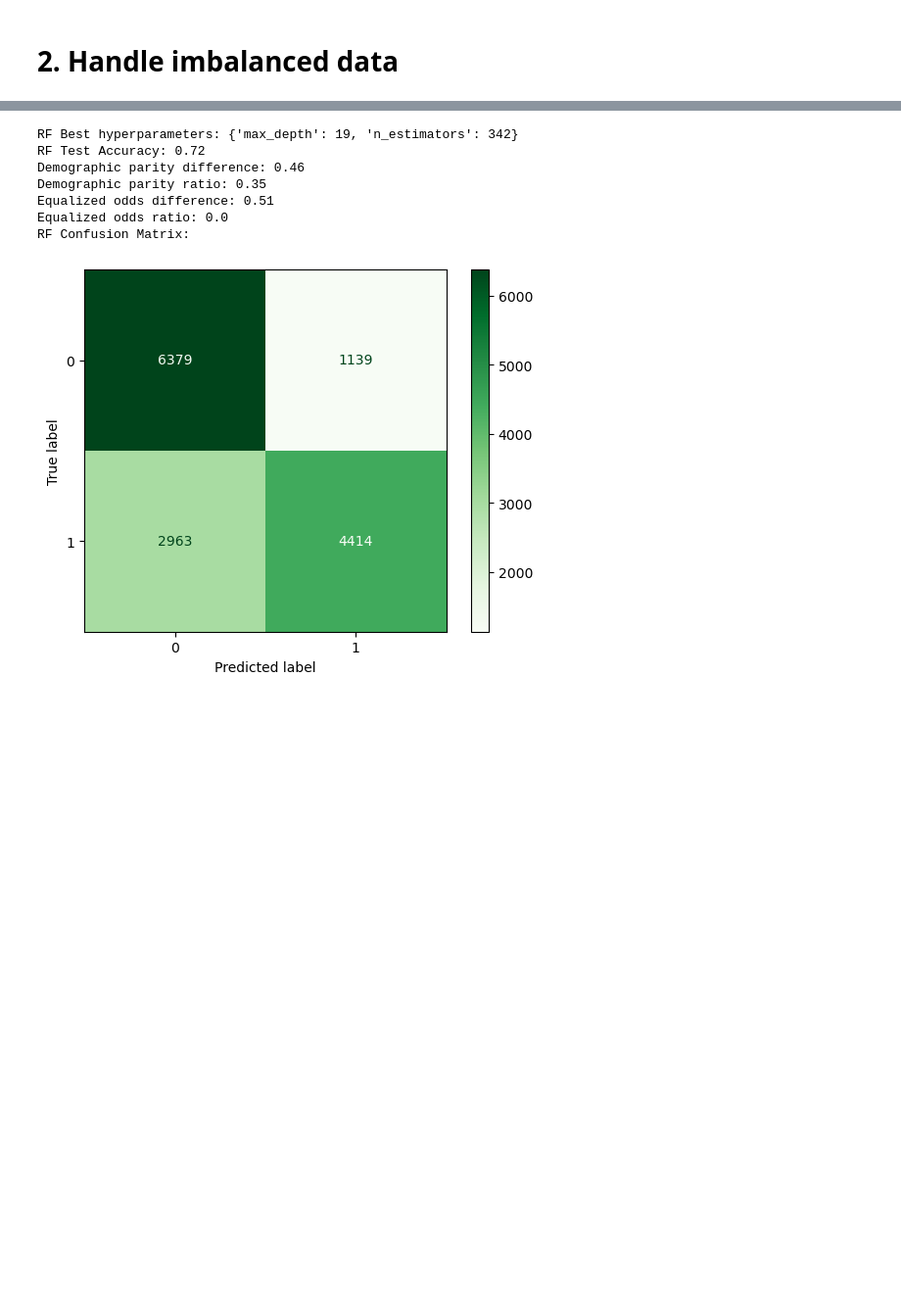
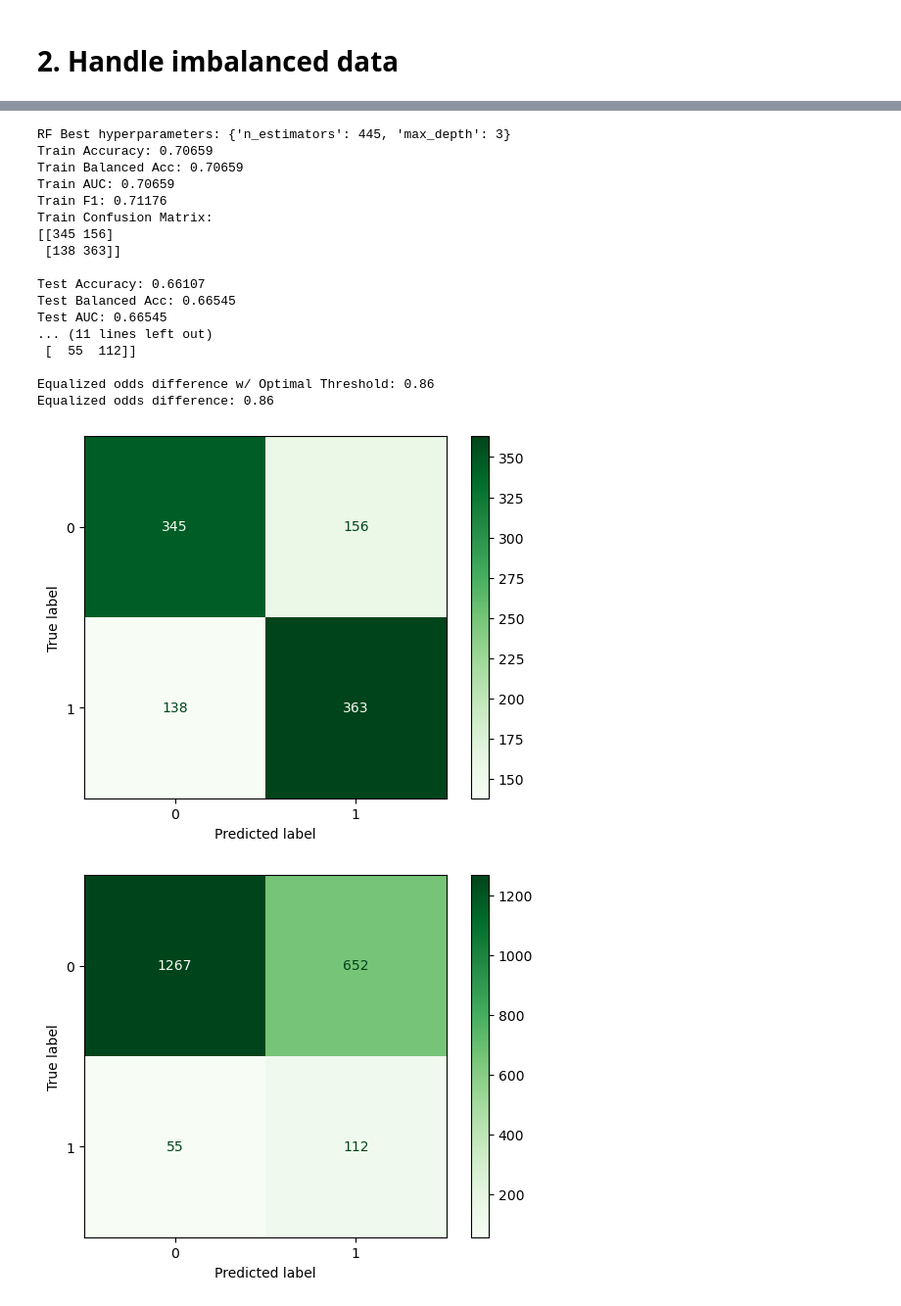
Before and after one commit to theaksaini/ppd-prediction, a Jupyter notebook: data_analysis.ipynb, the cells around one changed output, grey strips where cells are left out. Shown at 98% size. Cells and saved outputs as stored; diff of their text form; code cells hidden in the pictures; blank space fills up the shorter version.

Commit message:
Fixed ML steps
split before balancing data

```diff
--- a/data_analysis.ipynb
+++ b/data_analysis.ipynb
@@ -79,4 +348,0 @@ y = data_over[['pmad']]
-# %%
-# Split the data into training and test sets
-seed(0)
-X_train, X_test, y_train, y_test = train_test_split(X, y, train_size=0.75, test_size=0.25)
@@ -88,0 +349,6 @@ race_feature = X_test[['race_American Indian or Alaska Native',
+# %%
+rus = RandomUnderSampler(sampling_strategy = "auto", random_state=0)
+X_train_rus, y_train_rus = rus.fit_resample(X_train, y_train)
+weights_rus = X_train_rus['w']
+X_train_rus = X_train_rus.drop(['w'], axis=1)
+y_train_rus.value_counts()
@@ -91,16 +757,22 @@ race_feature = X_test[['race_American Indian or Alaska Native',
 # %%
+x = X_train_rus
+y = y_train_rus.values.ravel()
+w = weights_rus
+
 rf = RandomForestClassifier()
 
-seed(0)
-parameter_space = {'n_estimators': randint(50,500),
-                   'max_depth': randint(1,20)}
+seed(1)
+parameter_space = {'n_estimators': np.round(uniform(50,500,20),0).astype('int64'),
+                   'max_depth': np.round(uniform(1,20,20),0).astype('int64')
+                  }
 
 # Use random search to find the best hyperparameters
 rand_search = RandomizedSearchCV(rf,
                                  param_distributions = parameter_space,
                                  n_iter=5,
-                                 cv=5)
+                                 cv=5,
+                                 verbose=1)
 
 # Fit the random search object to the data
-rand_search.fit(X_train, y_train.values.ravel())
+rand_search.fit(x, y, sample_weight=w)
 # %% [output]
@@ -110,30 +786,25 @@ RandomizedSearchCV(cv=5, estimator=RandomForestClassifier(), n_iter=5,
 # %%
 best_rf = rand_search.best_estimator_
-
-# Print the best hyperparameters
 print('RF Best hyperparameters:',  rand_search.best_params_)
 
-# Generate predictions with the best model
-y_pred = best_rf.predict(X_test)
-test_accuracy = accuracy_score(y_test, y_pred)
-print("RF Test Accuracy:", np.round(test_accuracy,2))
-
-# Fairness metrics
-print("Demographic parity difference:",np.round(demographic_parity_difference(y_test, y_pred,sensitive_features=race_feature),2))
-print("Demographic parity ratio:",np.round(demographic_parity_ratio(y_test, y_pred,sensitive_features=race_feature),2))
-print("Equalized odds difference:",np.round(equalized_odds_difference(y_test, y_pred,sensitive_features=race_feature),2))
-print("Equalized odds ratio:",np.round(equalized_odds_ratio(y_test, y_pred,sensitive_features=race_feature),2))
-
-# Create the confusion matrix
-cm = confusion_matrix(y_test, y_pred)
-print("RF Confusion Matrix:")
-ConfusionMatrixDisplay(confusion_matrix=cm).plot(cmap=plt.cm.Greens);
+display_performance(X_train=x, y_train=y, X_test=X_test, y_test=y_test, model=best_rf)
 # %% [output]
-RF Best hyperparameters: {'max_depth': 19, 'n_estimators': 342}
-RF Test Accuracy: 0.72
-Demographic parity difference: 0.46
-Demographic parity ratio: 0.35
-Equalized odds difference: 0.51
-Equalized odds ratio: 0.0
-RF Confusion Matrix:
+RF Best hyperparameters: {'n_estimators': 445, 'max_depth': 3}
+Train Accuracy: 0.70659
+Train Balanced Acc: 0.70659
+Train AUC: 0.70659
+Train F1: 0.71176
+Train Confusion Matrix:
+[[345 156]
+ [138 363]]
+
+Test Accuracy: 0.66107
+Test Balanced Acc: 0.66545
+Test AUC: 0.66545
+... (11 lines left out)
+ [  55  112]]
+
+Equalized odds difference w/ Optimal Threshold: 0.86
+Equalized odds difference: 0.86
-[figure, old version]
+[figure, new version]
+[figure, added]
```
Also changed, not shown: parts of 100 cells of this notebook.
